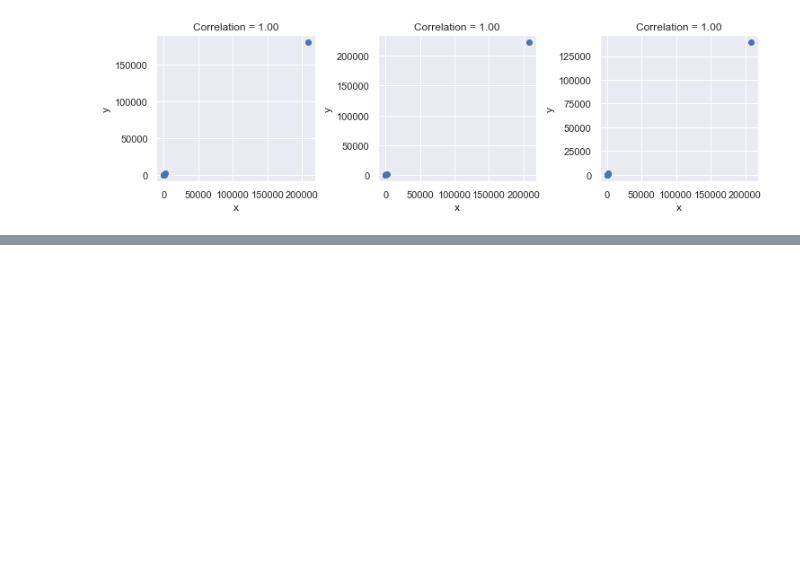
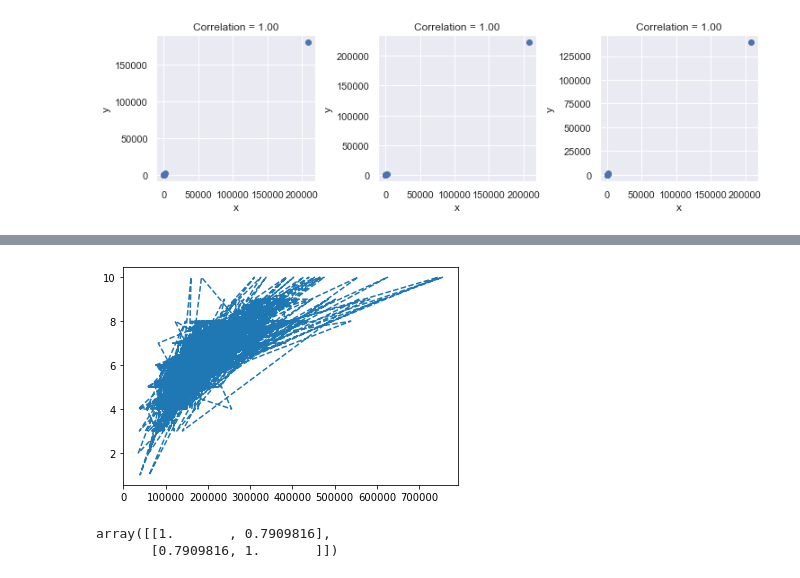
Before and after one commit to Marcot98/MaestriaDataScience, a Jupyter notebook: Ciencia de Datos en Python/Proyecto Final/pruebas proyecto final.ipynb, the cells around one changed output, grey strips where cells are left out. Drawn from its saved outputs; the diff is of its cells as text; code cells hidden in the pictures; blank space fills up the shorter version.

```diff
--- a/Ciencia de Datos en Python/Proyecto Final/pruebas proyecto final.ipynb
+++ b/Ciencia de Datos en Python/Proyecto Final/pruebas proyecto final.ipynb
@@ -401,0 +465,18 @@ plt.show()
+# %%
+import numpy as np
+import matplotlib.pyplot as plt
+rho1 = np.corrcoef(A[:,0],A[:,1])
+
+ax1 = plt.plot(A[:,0],A[:,1],linestyle = 'dashed')
+#ax1.scatter(A[:,0],A[:,5])
+#ax1.title.set_text('Correlation = ' + "{:.2f}".format(rho1[0,i+1]))
+#ax1.set(xlabel="x",ylabel="y")
+#fig1.subplots_adjust(wspace=.4)
+plt.show()
+# %% [output]
+[figure, added]
+# %%
+rho1
+# %% [output]
+array([[1.       , 0.7909816],
+       [0.7909816, 1.       ]])
```
Also changed, not shown: parts of 10 cells of this notebook, 1 other file.
